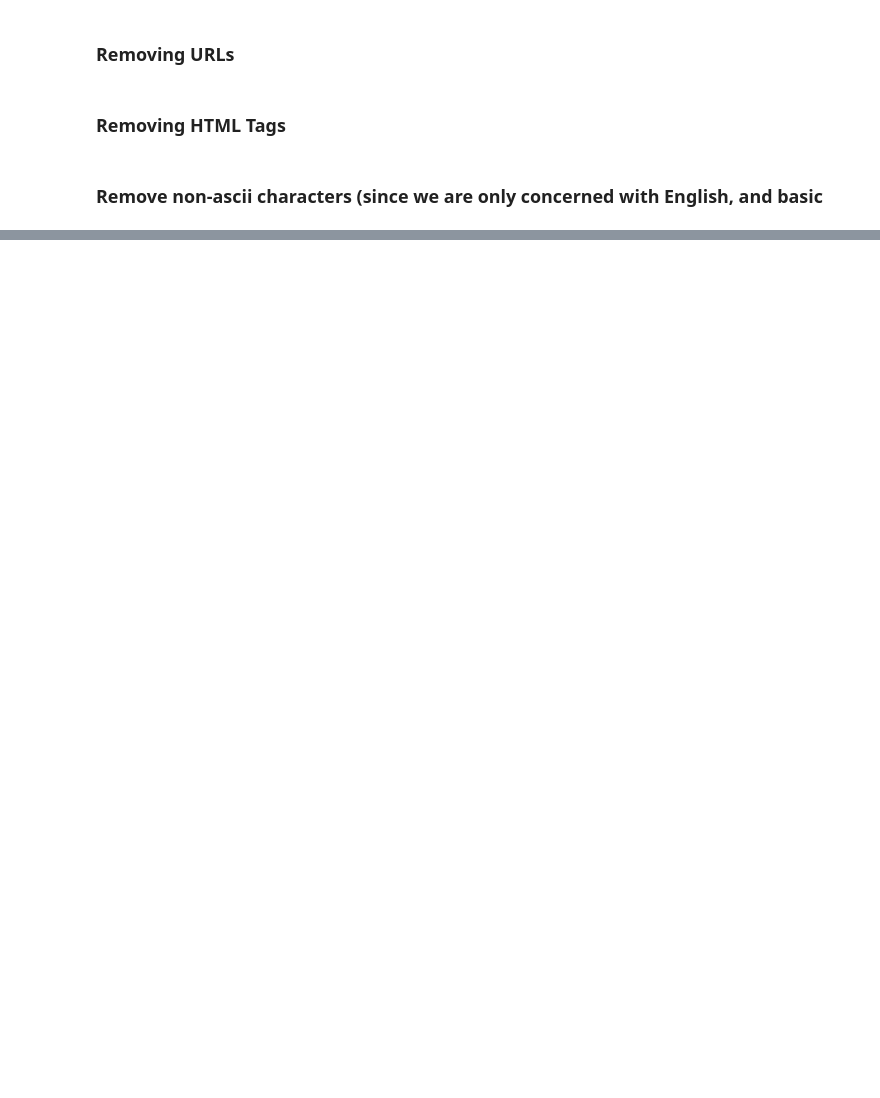
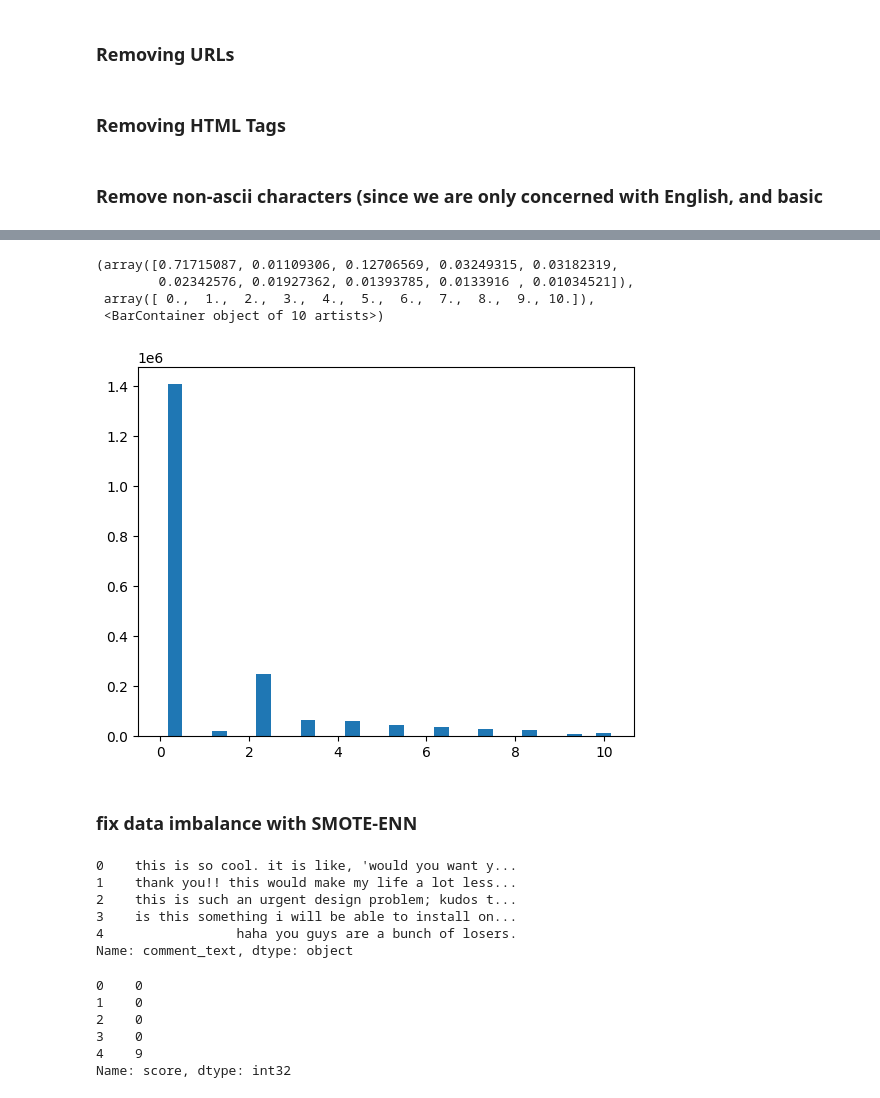
Before and after one commit to eavlongs/discord-toxicity-detection-bot, a Jupyter notebook: model/data-preprocessing/main.ipynb, the cells around one changed output, grey strips where cells are left out. Cells and saved outputs as stored; diff of their text form; code cells hidden in the pictures; blank space fills up the shorter version.

```diff
--- a/model/data-preprocessing/main.ipynb
+++ b/model/data-preprocessing/main.ipynb
@@ -146,0 +193,13 @@ test.loc[:, "comment_text"] = test["comment_text"].apply(lambda x: remove_non_as
+# %%
+score = train["score"]
+plt.hist(score, bins = 30, align = 'right')
+weights = np.ones_like(score)/len(score)
+plt.hist(score, weights=weights)
+# %% [output]
+(array([0.71715087, 0.01109306, 0.12706569, 0.03249315, 0.03182319,
+        0.02342576, 0.01927362, 0.01393785, 0.0133916 , 0.01034521]),
+ array([ 0.,  1.,  2.,  3.,  4.,  5.,  6.,  7.,  8.,  9., 10.]),
+ <BarContainer object of 10 artists>)
+[figure, added]
+# %% [markdown]
+### fix data imbalance with SMOTE-ENN
@@ -146,0 +218,20 @@ test.loc[:, "comment_text"] = test["comment_text"].apply(lambda x: remove_non_as
+# %%
+x_train = train["comment_text"]
+x_train.head()
+# %% [output]
+0    this is so cool. it is like, 'would you want y...
+1    thank you!! this would make my life a lot less...
+2    this is such an urgent design problem; kudos t...
+3    is this something i will be able to install on...
+4                 haha you guys are a bunch of losers.
+Name: comment_text, dtype: object
+# %%
+y_train = train["score"]
+y_train.head()
+# %% [output]
+0    0
+1    0
+2    0
+3    0
+4    9
+Name: score, dtype: int32
```
Also changed, not shown: parts of 23 cells of this notebook, 3 other files.
